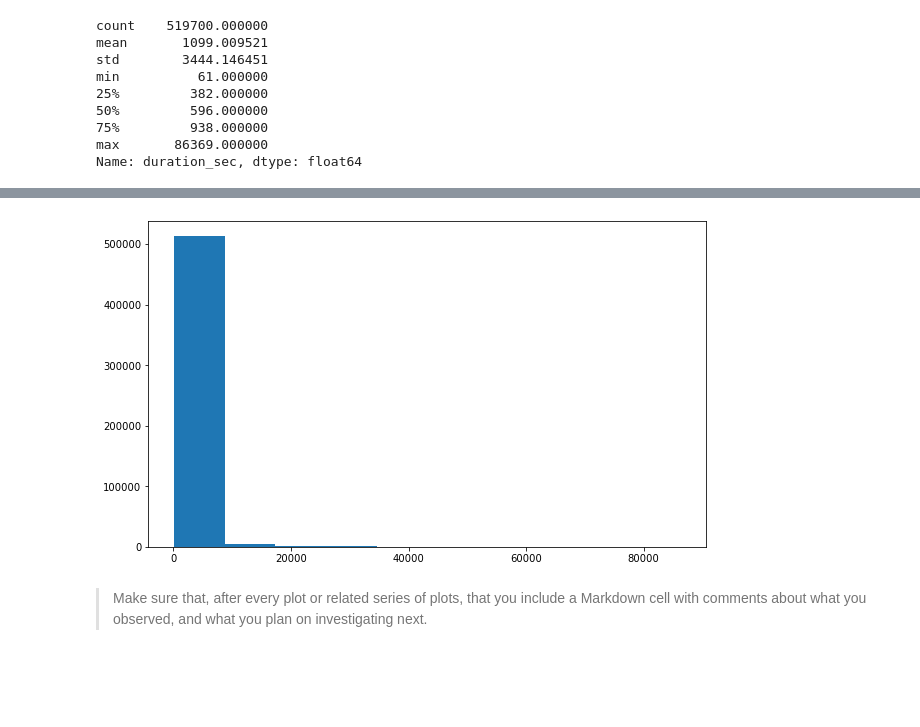
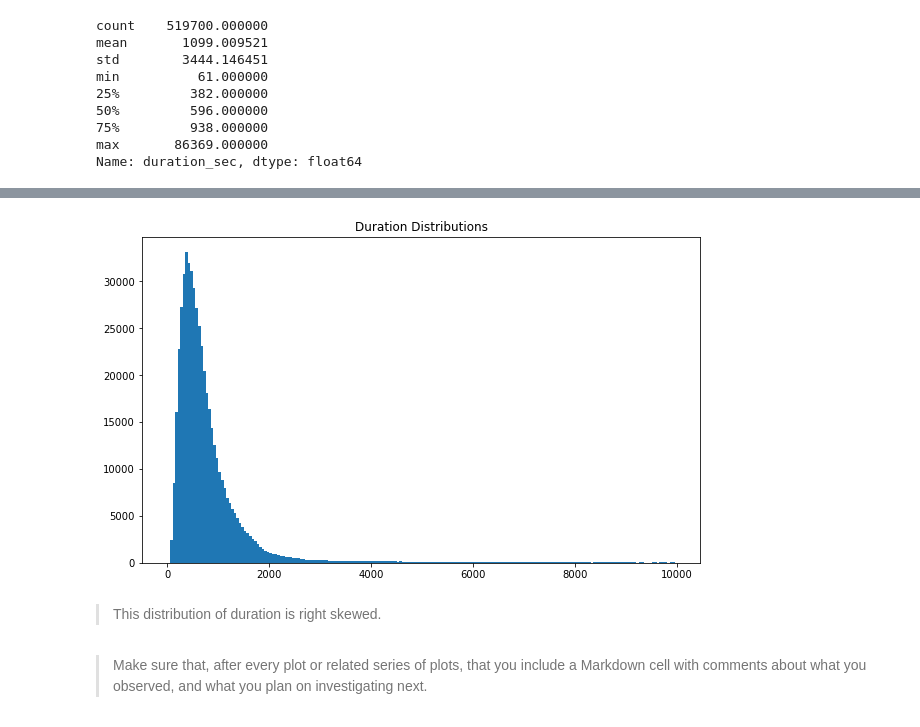
Before and after one commit to adipurnamk/Ford-GoBike-System-Data, a Jupyter notebook: exploration_template.ipynb, the cells around one changed output, grey strips where cells are left out. Saved outputs shown, nothing was run; the diff lists cells and outputs as text; code cells hidden in the pictures; blank space fills up the shorter version.

```diff
--- a/exploration_template.ipynb
+++ b/exploration_template.ipynb
@@ -343,8 +348,13 @@ sns.boxplot(data=df_2017_clean, x='duration_sec', orient='h');
 # %%
 plt.figure(figsize=(10,6))
-plt.hist(df_2017_clean.duration_sec);
+bins = np.arange(0, 10000, 50)
+
+plt.hist(df_2017_clean.duration_sec, bins=bins)
+plt.title('Duration Distributions');
 # %% [output]
-[figure, old version]
+[figure, new version]
+# %% [markdown]
+> This distribution of duration is right skewed.
 # %% [markdown]
 > Make sure that, after every plot or related series of plots, that you
 include a Markdown cell with comments about what you observed, and what
```
Also changed, not shown: parts of 25 cells of this notebook.
